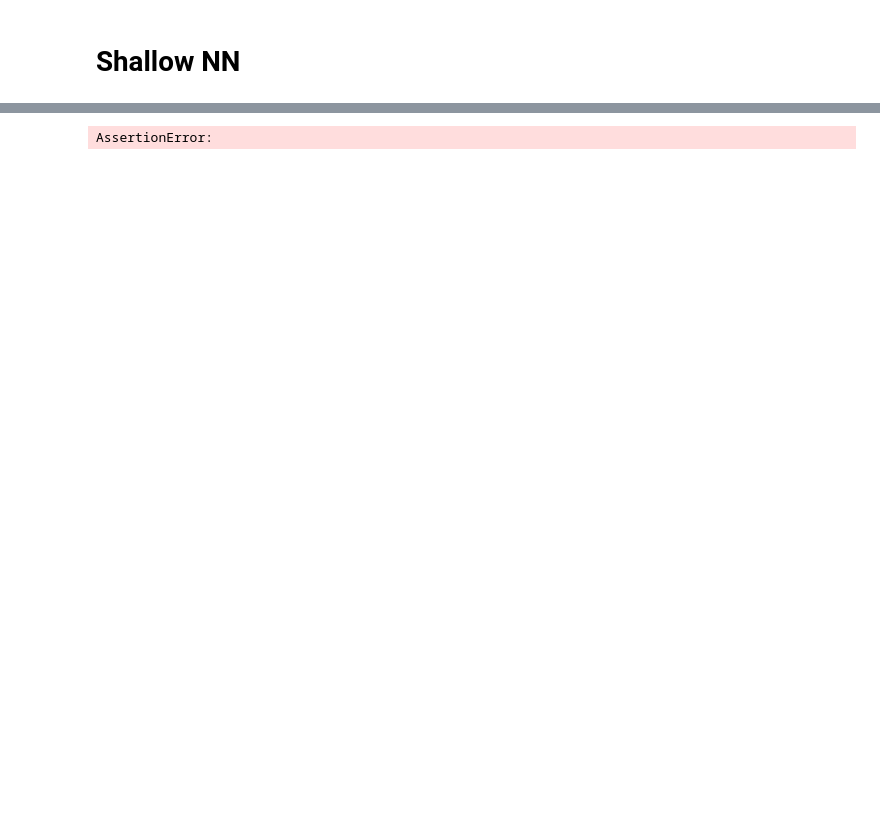
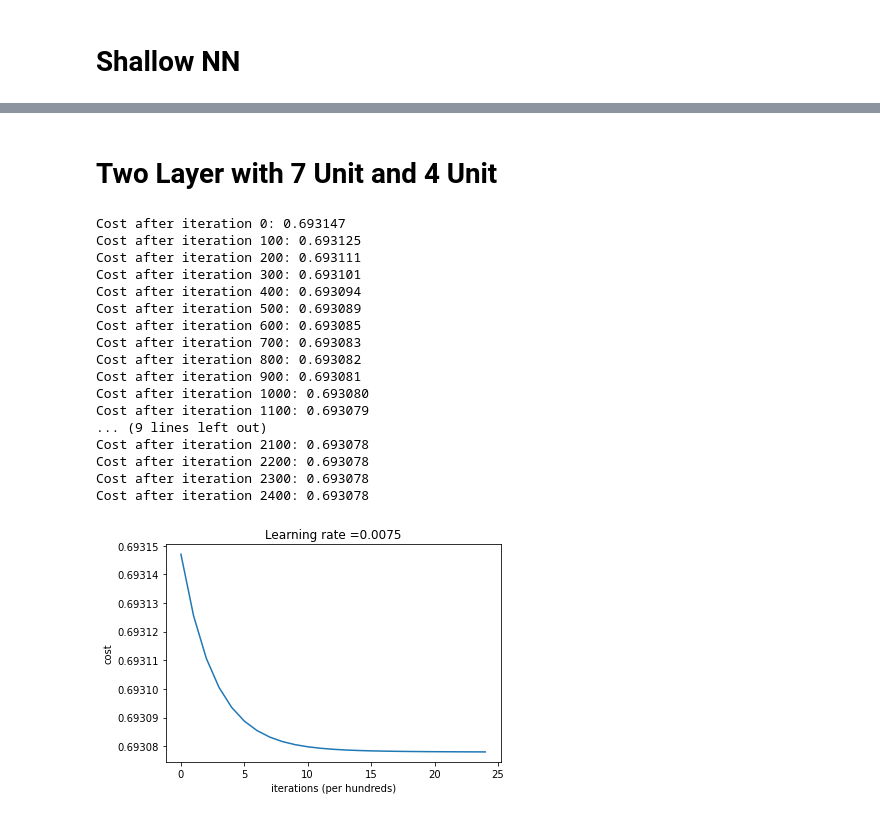
Before and after one commit to SamanZargarzadeh/Automatic-Image-Tagging-for-Fashion-E-commerce, a Jupyter notebook: Deep Learning Making Data Binary.ipynb, the cells around one changed output, grey strips where cells are left out. Cells and saved outputs as stored; diff of their text form; code cells hidden in the pictures; blank space fills up the shorter version.

```diff
--- a/Deep Learning Making Data Binary.ipynb
+++ b/Deep Learning Making Data Binary.ipynb
@@ -686,0 +735,3 @@ def nn_model(X, Y, n_h, num_iterations = 10000, print_cost=False):
+# %%
+layers_dims = (n_x, n_h, n_y)
+layers_dims
@@ -687,3 +825,41 @@ def nn_model(X, Y, n_h, num_iterations = 10000, print_cost=False):
+# %%
+def L_layer_model(X, Y, layers_dims, learning_rate = 0.0075, num_iterations = 3000, print_cost=False):#lr was 0.009
+
+    np.random.seed(1)
+    costs = []                         # keep track of cost
+
+    # Parameters initialization. (≈ 1 line of code)
+    parameters = initialize_parameters_deep(layers_dims)
+
+    # Loop (gradient descent)
+    for i in range(0, num_iterations):
+
+        # Forward propagation: [LINEAR -> RELU]*(L-1) -> LINEAR -> SIGMOID.
+        AL, caches = L_model_forward(X, parameters)
+
+        # Compute cost.
+        cost = compute_cost(AL, Y)
+
+        # Backward propagation.
+        grads = L_model_backward(AL, Y, caches)
+
+        # Update parameters.
+        parameters = update_parameters(parameters, grads, learning_rate)
+
+        # Print the cost every 100 training example
+        if print_cost and i % 100 == 0:
+            print ("Cost after iteration %i: %f" %(i, cost))
+        if print_cost and i % 100 == 0:
+            costs.append(cost)
+
+    # plot the cost
+    plt.plot(np.squeeze(costs))
+    plt.ylabel('cost')
+    plt.xlabel('iterations (per hundreds)')
+    plt.title("Learning rate =" + str(learning_rate))
+    plt.show()
+
+    return parameters
 # %%
 def predict(parameters, X):
 
@@ -692,8 +868,27 @@ def predict(parameters, X):
 
     return predictions
-# %%
-parameters=nn_model(train_set_x, train_set_y, n_h, num_iterations = 10000, print_cost=False)
-predictions = predict(parameters, train_set_x)
-print("predictions mean = " + str(np.mean(predictions)))
-# %% [output]
-AssertionError:
+# %% [markdown]
+# Two Layer with 7 Unit and 4 Unit
+# %%
+layers_dims = [n_x, n_y, 7, 4, 1] #  4-layer model
+# %%
+parameters = L_layer_model(train_set_x, train_set_y, layers_dims, num_iterations = 2500, print_cost = True)
+# %% [output]
+Cost after iteration 0: 0.693147
+Cost after iteration 100: 0.693125
+Cost after iteration 200: 0.693111
+Cost after iteration 300: 0.693101
+Cost after iteration 400: 0.693094
+Cost after iteration 500: 0.693089
+Cost after iteration 600: 0.693085
+Cost after iteration 700: 0.693083
+Cost after iteration 800: 0.693082
+Cost after iteration 900: 0.693081
+Cost after iteration 1000: 0.693080
+Cost after iteration 1100: 0.693079
+... (9 lines left out)
+Cost after iteration 2100: 0.693078
+Cost after iteration 2200: 0.693078
+Cost after iteration 2300: 0.693078
+Cost after iteration 2400: 0.693078
+[figure, added]
```
Also changed, not shown: parts of 50 cells of this notebook.
